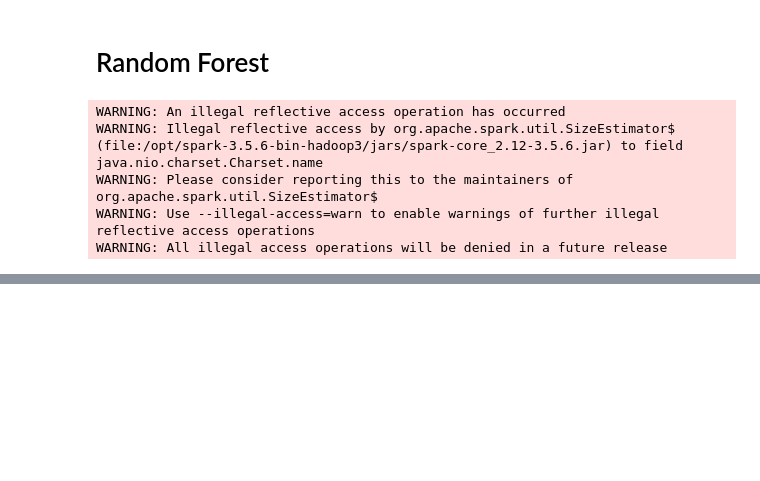
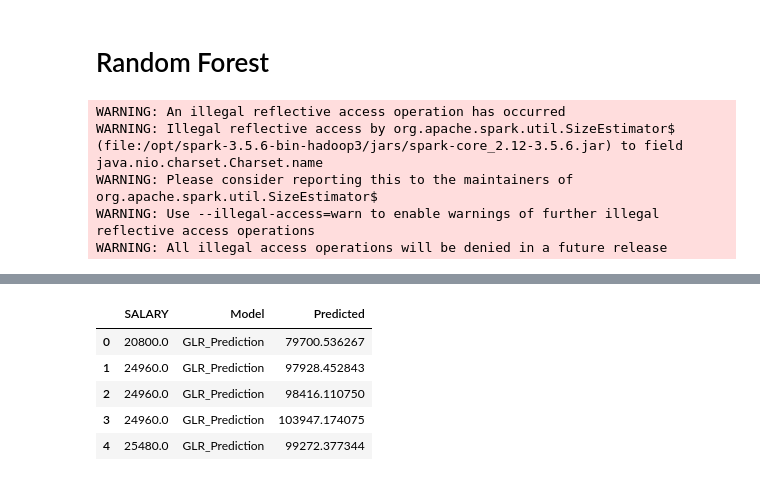
Before and after one commit to met-ad-688/assignment-04-cosull93, a Jupyter notebook: assignment04-cosull93.ipynb, the cells around one changed output, grey strips where cells are left out. Drawn from its saved outputs; the diff is of its cells as text; code cells hidden in the pictures; blank space fills up the shorter version.

```diff
--- a/assignment04-cosull93.ipynb
+++ b/assignment04-cosull93.ipynb
@@ -469,0 +509,50 @@ plt.show()
+# %%
+from pyspark.ml.evaluation import RegressionEvaluator
+from pyspark.sql.functions import col, pow, sqrt, avg
+import numpy as np
+
+# Generate predictions
+poly_preds = poly_yrs_model.transform(test_poly_data)
+glr_preds = glr_model.transform(test_data)
+rf_preds = rf_model.transform(test_data)
+
+# Metrics for GLR
+evaluatorR2 = RegressionEvaluator(labelCol="SALARY", predictionCol="prediction", metricName="r2")
+residuals_df = glr_summary.predictions.withColumn("squared_errors", pow(col("SALARY") - col("prediction"), 2))
+
+glr_df = glr_summary.predictions.select("SALARY", "prediction").toPandas().rename(columns={"prediction": "GLR_Prediction"})
+glr_r2 = evaluatorR2.evaluate(glr_summary.predictions)
+glr_rmse = np.sqrt(residuals_df.select(avg("squared_errors")).first()[0])
+glr_aic = glr_summary.aic
+glr_bic = len(glr_model.coefficients) * np.log(glr_summary.numInstances) + \
+           glr_summary.numInstances * np.log(glr_summary.deviance / glr_summary.numInstances)
+
+# Metrics for Polynomial Model
+poly_df = poly_preds.select("SALARY", "prediction").toPandas().rename(columns={"prediction": "Poly_Prediction"})
+poly_r2 = evaluatorR2.evaluate(poly_preds)
+poly_rmse = np.sqrt(((poly_df["SALARY"] - poly_df["Poly_Prediction"]) ** 2).mean())
+poly_aic = None
+poly_bic = None
+
+# Metrics for Random Forest
+rf_df = rf_preds.select("SALARY", "prediction").toPandas().rename(columns={"prediction": "RF_Prediction"})
+rf_r2 = evaluatorR2.evaluate(rf_preds)
+rf_rmse = np.sqrt(((rf_df["SALARY"] - rf_df["RF_Prediction"]) ** 2).mean())
+rf_aic = None
+rf_bic = None
+# %%
+#Plot
+merged = glr_df.copy()
+merged["Polynomial"] = poly_df["Poly_Prediction"]
+merged["Random_Forest"] = rf_df["RF_Prediction"]
+
+#Melt
+plot_df = merged.melt(id_vars="SALARY", var_name="Model", value_name="Predicted")
+plot_df.head()
+# %% [output]
+|  | SALARY | Model | Predicted |
+| 0 | 20800.0 | GLR_Prediction | 79700.536267 |
+| 1 | 24960.0 | GLR_Prediction | 97928.452843 |
+| 2 | 24960.0 | GLR_Prediction | 98416.110750 |
+| 3 | 24960.0 | GLR_Prediction | 103947.174075 |
+| 4 | 25480.0 | GLR_Prediction | 99272.377344 |
```
Also changed, not shown: parts of 9 cells of this notebook, 2 other files.
